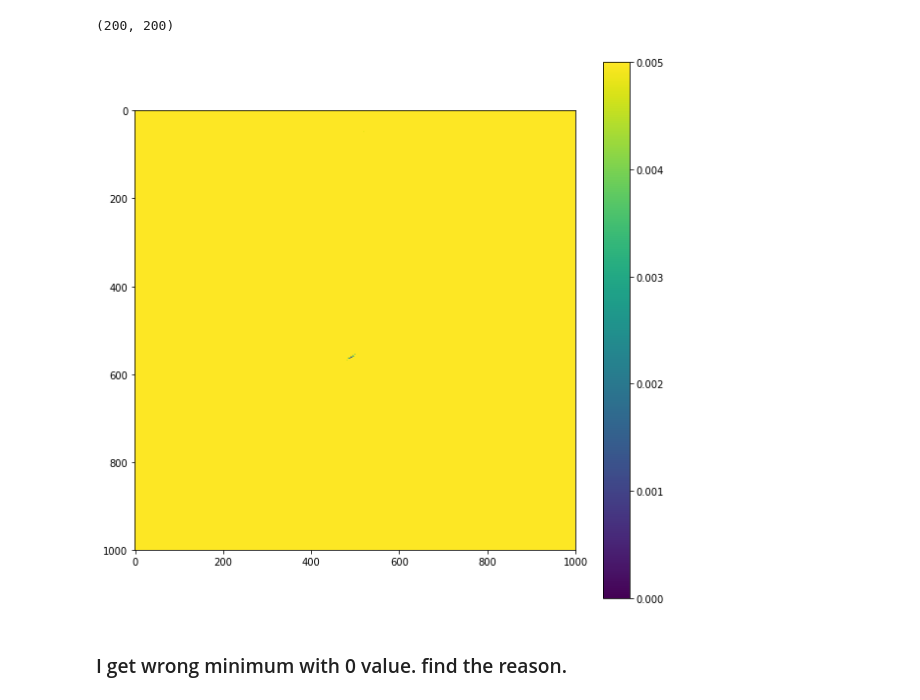
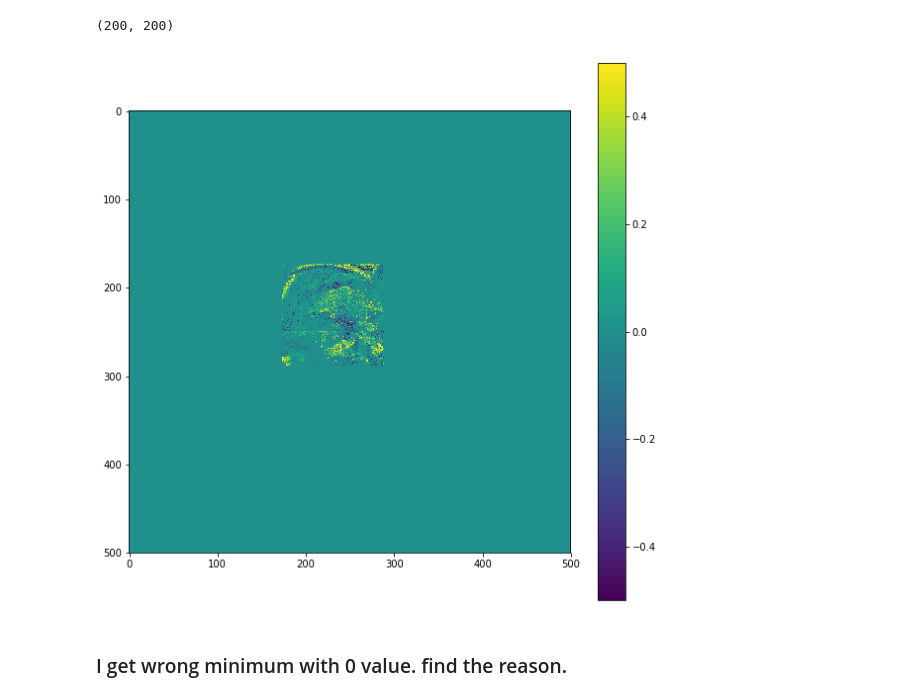
Before and after one commit to vaheta/dpolar, a Jupyter notebook: find_nmap_notebook.ipynb, the cells around one changed output. Cells and saved outputs as stored; diff of their text form; code cells hidden in the pictures.

```diff
--- a/find_nmap_notebook.ipynb
+++ b/find_nmap_notebook.ipynb
@@ -198,7 +268,7 @@ n = 1.6
 I = Is[y,x,:].flatten()
 sz = 1000
 
-sol = root(system, (0.4, 0.7, n), args=(I), method='lm', tol=0.000001)
+sol = root(system, (ph, th, n), args=(I), method='lm', tol=0.000001)
 print (sol.x[0], sol.x[1], sol.x[2])
 res1 = system((sol.x[0], sol.x[1], sol.x[2]),(I))
 res1 = [abs(xx) for xx in res1]
@@ -209,0 +321,26 @@ print (res)
+# %%
+# solving this shit for whole image using pso
+y = 220
+x = 320
+# ph = phis0[y,x]
+# th = thetas0[y,x]
+# n = 1.6
+
+# sz = 1000
+
+lb = [-pi, 0, 1.1]
+ub = [pi, pi/2, 1.9]
+for x in range(0, xmax):
+    if x%50 == 0:
+        print ("x =", x)
+    for y in range (0, ymax):
+        if np.isnan(dm[y,x]):
+            continue
+        I = Is[y,x,:].flatten()
+        sol, fopt = pso(systempso, lb, ub, args=(I), minfunc=1e-15, swarmsize=500, maxiter=500)
+        phis[y,x] = sol[0]
+        thetas[y,x] = sol[1]
+        ns[y,x] = sol[2]
+
+# print (sol[0], sol[1], sol[2])
+# print (fopt)
@@ -210,3 +406,10 @@ print (res)
+# %%
+phd = phis - phis0
+phd[phis==0]=0
+thd = thetas - thetas0
+thd[thetas==0]=0
+nsd = ns - 1.6
+nsd[ns==0]=0
 # %%
 ind = np.unravel_index(np.argmin(res, axis=None), res.shape)
 print(ind, res[ind])
@@ -225,12 +428,12 @@ xmap.shape
 (200, 200)
 # %%
 plt.figure(figsize=(10,10))
-plt.imshow(res)
+plt.imshow(phd)
 plt.colorbar()
-plt.clim(0,0.005)
+# plt.clim(0,0.005)
 plt.show()
 # %% [output]
-[figure, old version]
+[figure, new version]
 # %%
 y = 300
 x = 250
```
Also changed, not shown: parts of 9 cells of this notebook, 3 other files.
